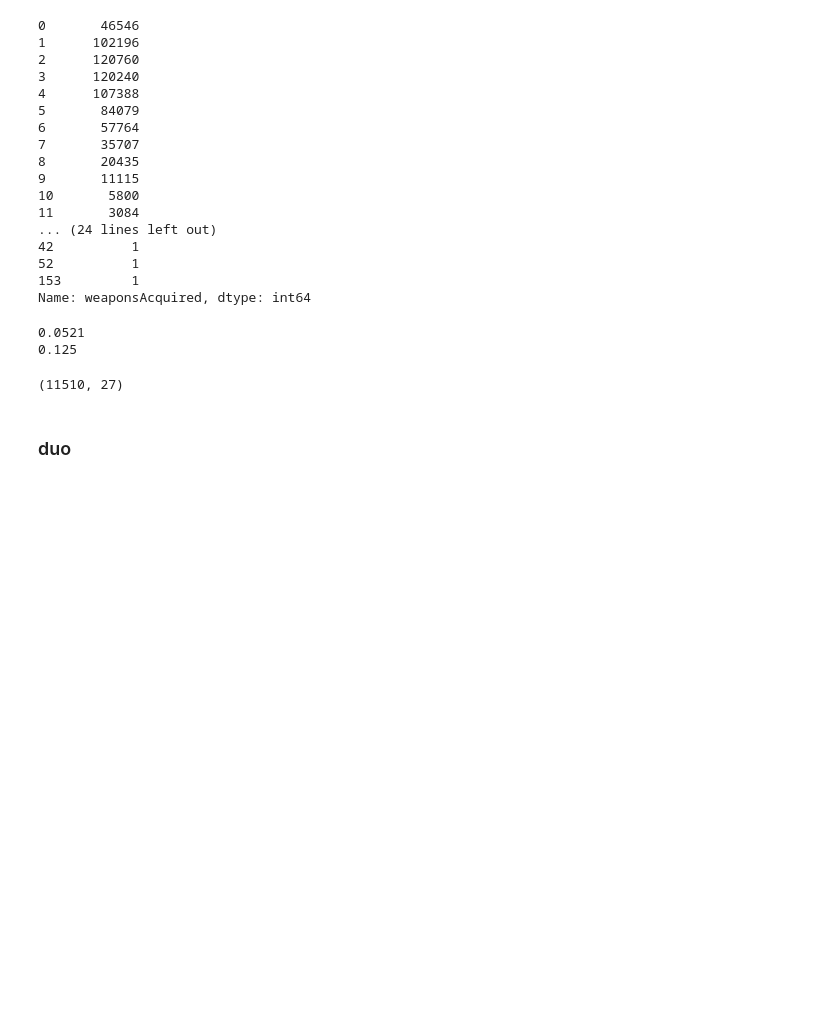
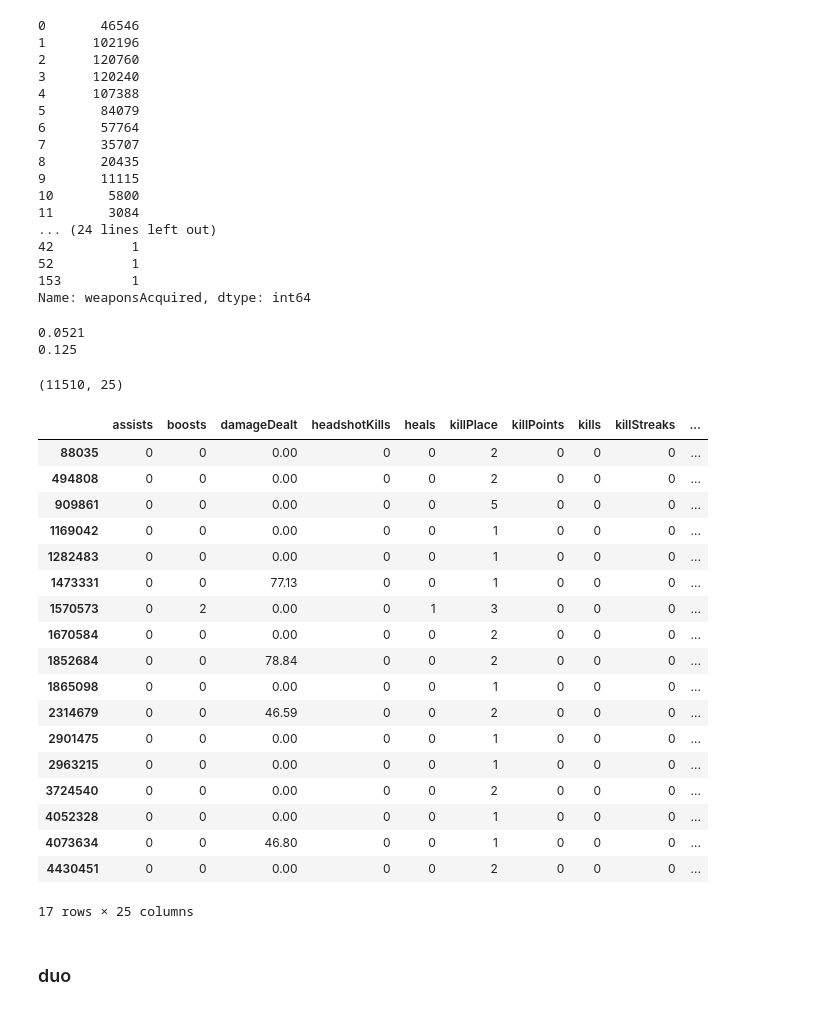
Before and after one commit to gitae0130/mini_project, a Jupyter notebook: project.ipynb, the cells around one changed output. Saved outputs shown, nothing was run; the diff lists cells and outputs as text; code cells hidden in the pictures; blank space fills up the shorter version.

```diff
--- a/project.ipynb
+++ b/project.ipynb
@@ -297,8 +345,8 @@ Text(0.5, 1.0, 'boosts')
 [figure]
 # %%
 bins=[-1,0,2,4,6,8,10,20,30,250]
-labels=['0','1-2','3-4','5-6','7-8','9-10','10-20','20-30','30+']
-train_copy['weaponCate']=pd.cut(train_copy['weaponsAcquired'],bins,labels=labels)
+labels_weapon=['0','1-2','3-4','5-6','7-8','9-10','10-20','20-30','30+']
+train_copy['weaponCate']=pd.cut(train_copy['weaponsAcquired'],bins,labels=labels_weapon)
 plt.figure(figsize=(15,8))
 sns.boxplot(x='weaponCate',y='winPlacePerc',data=train_copy)
 plt.show()
@@ -318,8 +366,7 @@ train_zero[train_zero['winPlacePerc'] > train_zero['winPlacePerc'].quantile(0.75
 ### solo
 # %%
 bins=[-1,0,2,4,6,8,10,20,30,250]
-labels=['0','1-2','3-4','5-6','7-8','9-10','10-20','20-30','30+']
-train_solo['weaponCate']=pd.cut(train_solo['weaponsAcquired'],bins,labels=labels)
+train_solo['weaponCate']=pd.cut(train_solo['weaponsAcquired'],bins,labels=labels_weapon)
 plt.figure(figsize=(15,8))
 sns.boxplot(x='weaponCate',y='winPlacePerc',data=train_solo)
 plt.show()
@@ -354,7 +401,29 @@ solo_zero[solo_zero['winPlacePerc'] > solo_zero['winPlacePerc'].quantile(0.75)].
 # %% [output]
 0.0521
 0.125
-(11510, 27)
+(11510, 25)
+# %%
+solo_zero[solo_zero['winPlacePerc'] == 1].sort_index()
+# %% [output]
+|  | assists | boosts | damageDealt | headshotKills | heals | killPlace | killPoints | kills | killStreaks | ... |
+| 88035 | 0 | 0 | 0.00 | 0 | 0 | 2 | 0 | 0 | 0 | ... |
+| 494808 | 0 | 0 | 0.00 | 0 | 0 | 2 | 0 | 0 | 0 | ... |
+| 909861 | 0 | 0 | 0.00 | 0 | 0 | 5 | 0 | 0 | 0 | ... |
+| 1169042 | 0 | 0 | 0.00 | 0 | 0 | 1 | 0 | 0 | 0 | ... |
+| 1282483 | 0 | 0 | 0.00 | 0 | 0 | 1 | 0 | 0 | 0 | ... |
+| 1473331 | 0 | 0 | 77.13 | 0 | 0 | 1 | 0 | 0 | 0 | ... |
+| 1570573 | 0 | 2 | 0.00 | 0 | 1 | 3 | 0 | 0 | 0 | ... |
+| 1670584 | 0 | 0 | 0.00 | 0 | 0 | 2 | 0 | 0 | 0 | ... |
+| 1852684 | 0 | 0 | 78.84 | 0 | 0 | 2 | 0 | 0 | 0 | ... |
+| 1865098 | 0 | 0 | 0.00 | 0 | 0 | 1 | 0 | 0 | 0 | ... |
+| 2314679 | 0 | 0 | 46.59 | 0 | 0 | 2 | 0 | 0 | 0 | ... |
+| 2901475 | 0 | 0 | 0.00 | 0 | 0 | 1 | 0 | 0 | 0 | ... |
+| 2963215 | 0 | 0 | 0.00 | 0 | 0 | 1 | 0 | 0 | 0 | ... |
+| 3724540 | 0 | 0 | 0.00 | 0 | 0 | 2 | 0 | 0 | 0 | ... |
+| 4052328 | 0 | 0 | 0.00 | 0 | 0 | 1 | 0 | 0 | 0 | ... |
+| 4073634 | 0 | 0 | 46.80 | 0 | 0 | 1 | 0 | 0 | 0 | ... |
+| 4430451 | 0 | 0 | 0.00 | 0 | 0 | 2 | 0 | 0 | 0 | ... |
+17 rows × 25 columns
 # %% [markdown]
 ### duo
 # %%
```
Also changed, not shown: parts of 17 cells of this notebook.
